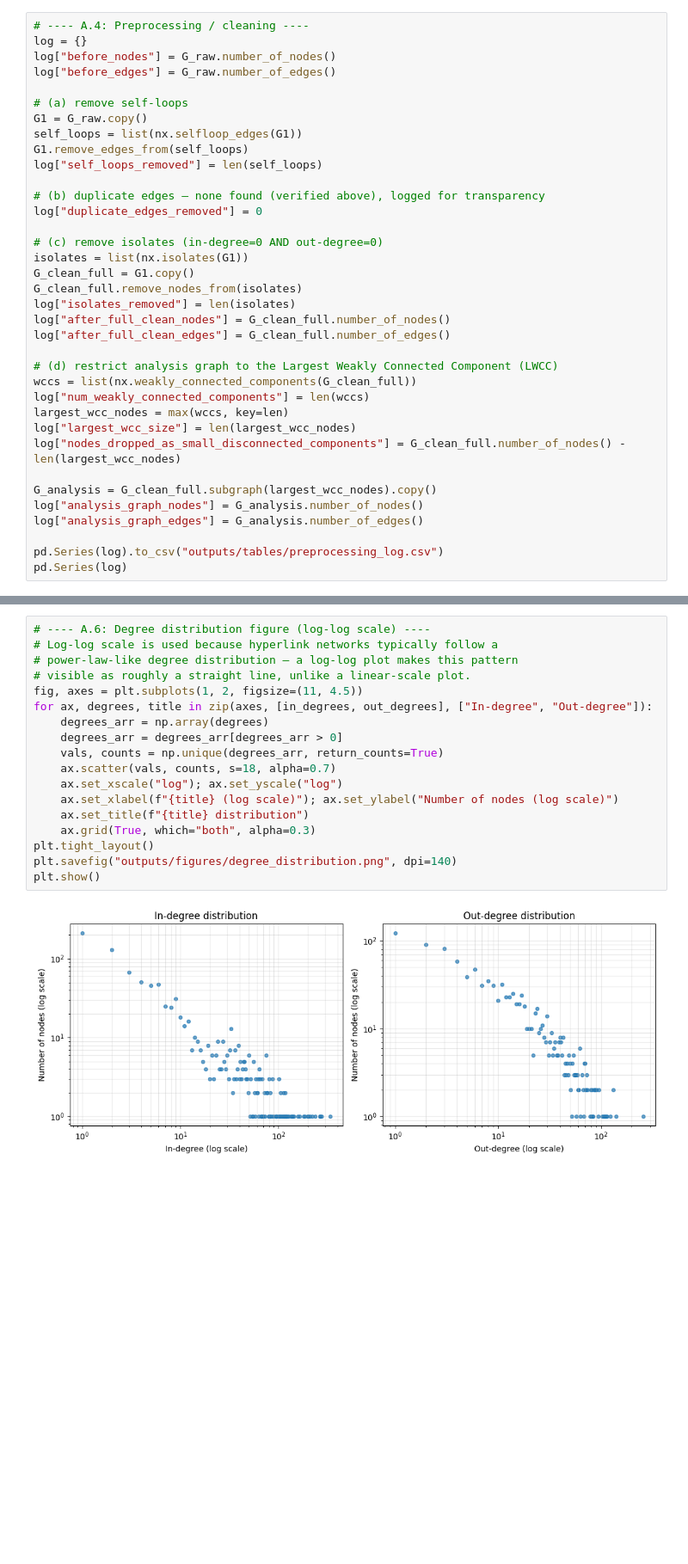
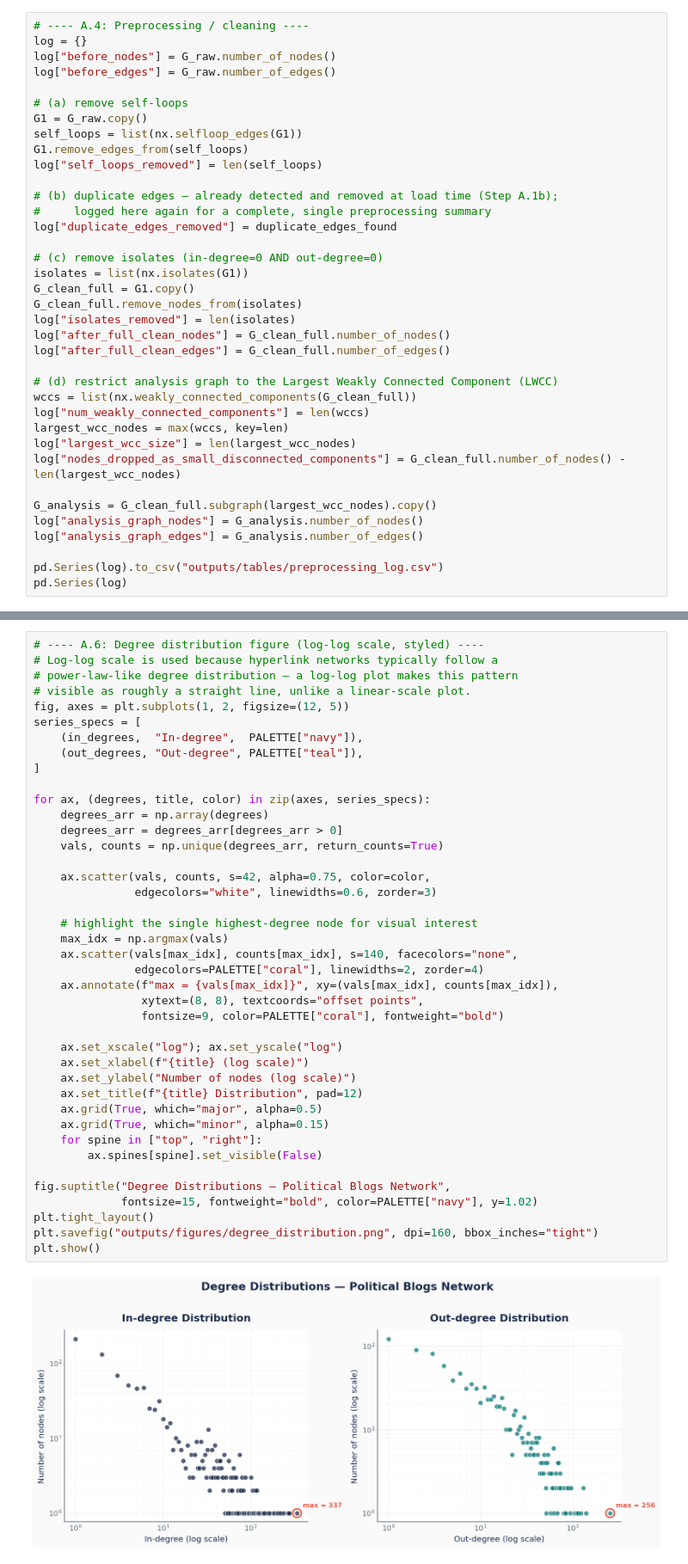
Before and after one commit to MAhmadThaheem/sntp_assignment1_polblogs, a Jupyter notebook: SNTP_Assignment01_Master.ipynb, the cells around one changed output, grey strips where cells are left out. Shown at 86% size. Drawn from its saved outputs; the diff is of its cells as text; blank space fills up the shorter version.

```diff
--- a/SNTP_Assignment01_Master.ipynb
+++ b/SNTP_Assignment01_Master.ipynb
@@ -161,8 +291,9 @@ self_loops = list(nx.selfloop_edges(G1))
 G1.remove_edges_from(self_loops)
 log["self_loops_removed"] = len(self_loops)
 
-# (b) duplicate edges — none found (verified above), logged for transparency
-log["duplicate_edges_removed"] = 0
+# (b) duplicate edges — already detected and removed at load time (Step A.1b);
+#     logged here again for a complete, single preprocessing summary
+log["duplicate_edges_removed"] = duplicate_edges_found
 
 # (c) remove isolates (in-degree=0 AND out-degree=0)
 isolates = list(nx.isolates(G1))
@@ -246,20 +439,43 @@ dtype: float64
 # %%
-# ---- A.6: Degree distribution figure (log-log scale) ----
+# ---- A.6: Degree distribution figure (log-log scale, styled) ----
 # Log-log scale is used because hyperlink networks typically follow a
 # power-law-like degree distribution — a log-log plot makes this pattern
 # visible as roughly a straight line, unlike a linear-scale plot.
-fig, axes = plt.subplots(1, 2, figsize=(11, 4.5))
-for ax, degrees, title in zip(axes, [in_degrees, out_degrees], ["In-degree", "Out-degree"]):
+fig, axes = plt.subplots(1, 2, figsize=(12, 5))
+series_specs = [
+    (in_degrees,  "In-degree",  PALETTE["navy"]),
+    (out_degrees, "Out-degree", PALETTE["teal"]),
+]
+
+for ax, (degrees, title, color) in zip(axes, series_specs):
     degrees_arr = np.array(degrees)
     degrees_arr = degrees_arr[degrees_arr > 0]
     vals, counts = np.unique(degrees_arr, return_counts=True)
-    ax.scatter(vals, counts, s=18, alpha=0.7)
+
+    ax.scatter(vals, counts, s=42, alpha=0.75, color=color,
+               edgecolors="white", linewidths=0.6, zorder=3)
+
+    # highlight the single highest-degree node for visual interest
+    max_idx = np.argmax(vals)
+    ax.scatter(vals[max_idx], counts[max_idx], s=140, facecolors="none",
+               edgecolors=PALETTE["coral"], linewidths=2, zorder=4)
+    ax.annotate(f"max = {vals[max_idx]}", xy=(vals[max_idx], counts[max_idx]),
+                xytext=(8, 8), textcoords="offset points",
+                fontsize=9, color=PALETTE["coral"], fontweight="bold")
+
     ax.set_xscale("log"); ax.set_yscale("log")
-    ax.set_xlabel(f"{title} (log scale)"); ax.set_ylabel("Number of nodes (log scale)")
-    ax.set_title(f"{title} distribution")
-    ax.grid(True, which="both", alpha=0.3)
+    ax.set_xlabel(f"{title} (log scale)")
+    ax.set_ylabel("Number of nodes (log scale)")
+    ax.set_title(f"{title} Distribution", pad=12)
+    ax.grid(True, which="major", alpha=0.5)
+    ax.grid(True, which="minor", alpha=0.15)
+    for spine in ["top", "right"]:
+        ax.spines[spine].set_visible(False)
+
+fig.suptitle("Degree Distributions — Political Blogs Network",
+             fontsize=15, fontweight="bold", color=PALETTE["navy"], y=1.02)
 plt.tight_layout()
-plt.savefig("outputs/figures/degree_distribution.png", dpi=140)
+plt.savefig("outputs/figures/degree_distribution.png", dpi=160, bbox_inches="tight")
 plt.show()
 # %% [output]
-[figure, old version]
+[figure, new version]
```
Also changed, not shown: parts of 18 cells of this notebook, 7 other files.
